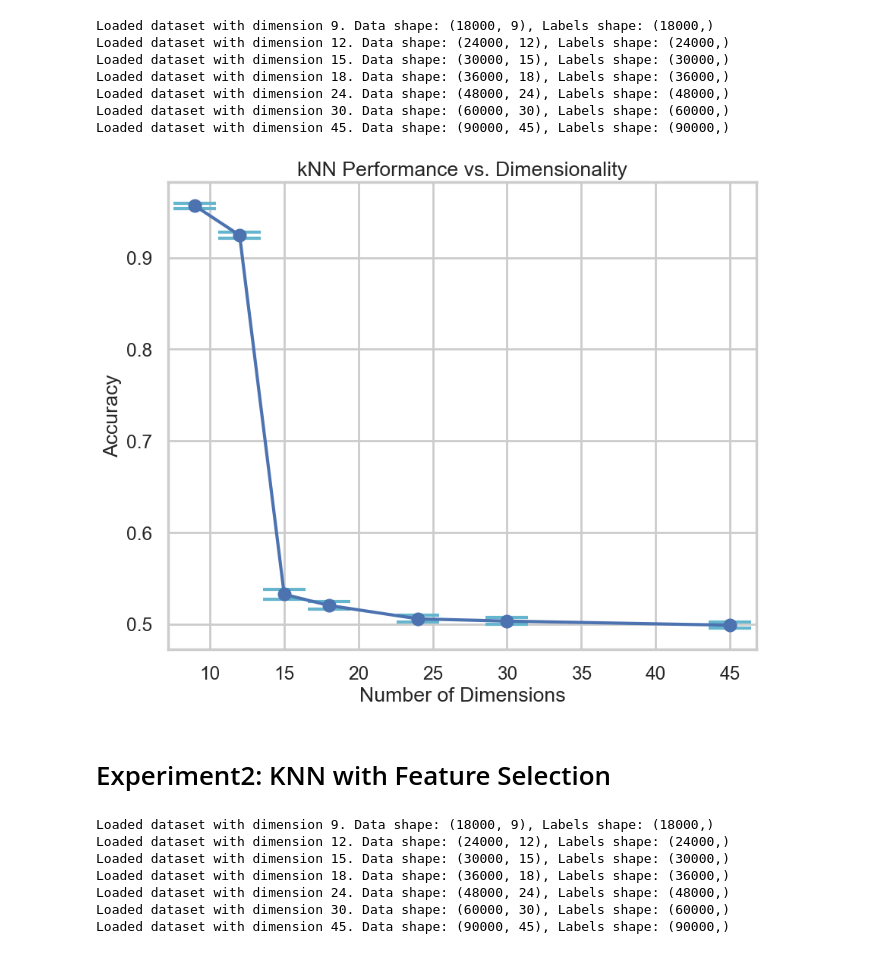
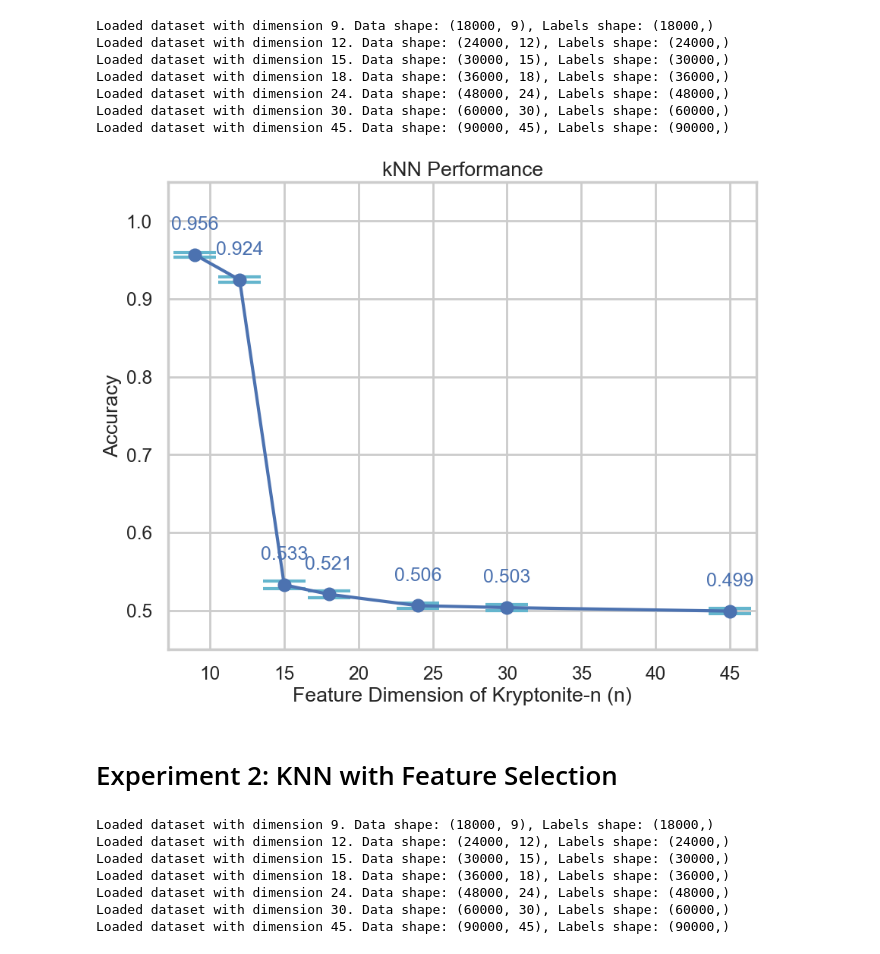
Before and after one commit to Daniel4078/COMP70015-MML-coursework, a Jupyter notebook: Knn.ipynb, the cells around one changed output. Cells and saved outputs as stored; diff of their text form; code cells hidden in the pictures.

```diff
--- a/Knn.ipynb
+++ b/Knn.ipynb
@@ -101,18 +101,22 @@ Loaded dataset with dimension 45. Data shape: (90000, 45), Labels shape: (90000,
 # %%
 plt.rcdefaults()
 plt.figure(figsize=(10, 8))
 sns.set(style="whitegrid")
 sns.set_context("poster", font_scale=0.8)
 plt.errorbar(dimensions, means, yerr=std_devs, marker='o', linestyle='-', color='b', ecolor='c', capsize=20, capthick=3)
-plt.xlabel('Number of Dimensions')
+for x, y in zip(dimensions, means):
+    plt.text(x, y+0.05, f'{y:.3f}', ha='center', va='top', color='b', fontsize=18)
+
+plt.xlabel("Feature Dimension of Kryptonite-n (n)")
 plt.ylabel('Accuracy')
-plt.title('kNN Performance vs. Dimensionality')
+plt.title('kNN Performance')
 plt.grid(True)
+plt.ylim(0.45, 1.05)
 plt.show()
 # %% [output]
-[figure, old version]
+[figure, new version]
 # %% [markdown]
-# Experiment2: KNN with Feature Selection
+# Experiment 2: KNN with Feature Selection
 # %%
 dimensions = [9, 12, 15, 18, 24, 30, 45]
 
```
Also changed, not shown: parts of 5 cells of this notebook.
